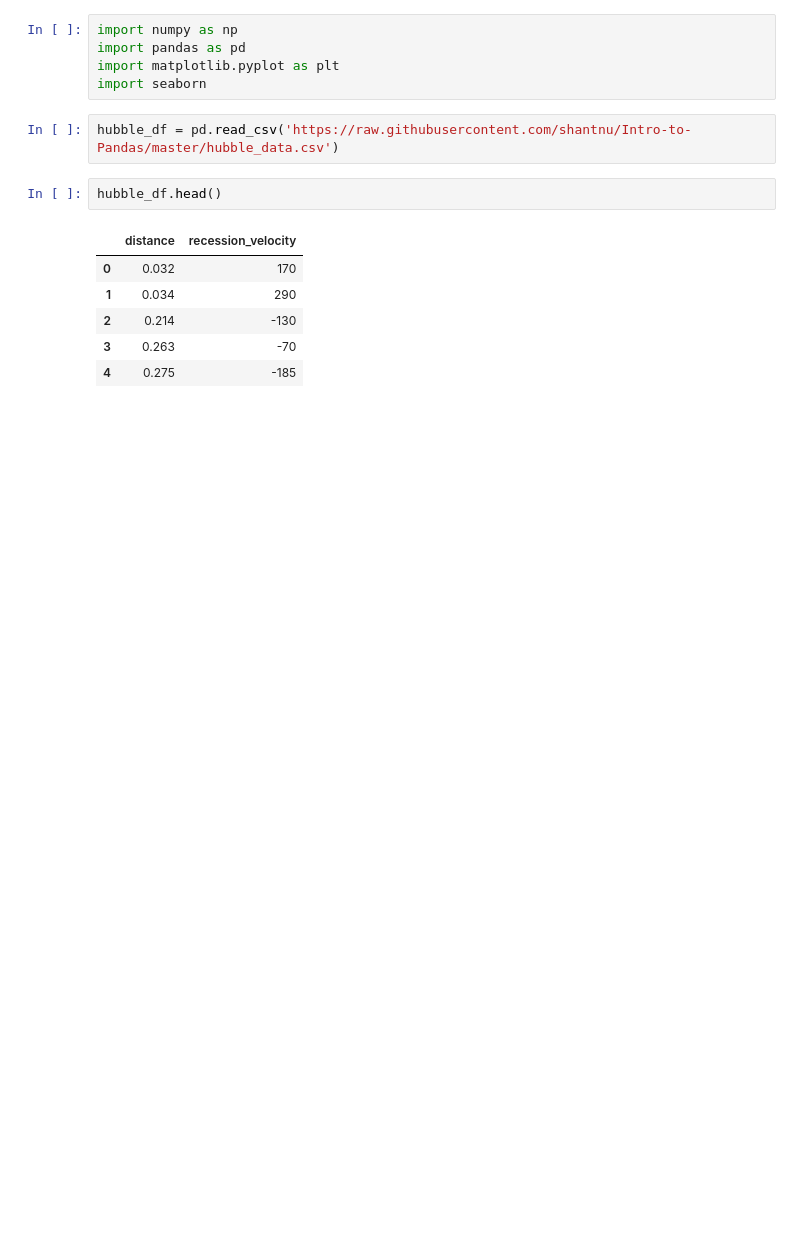
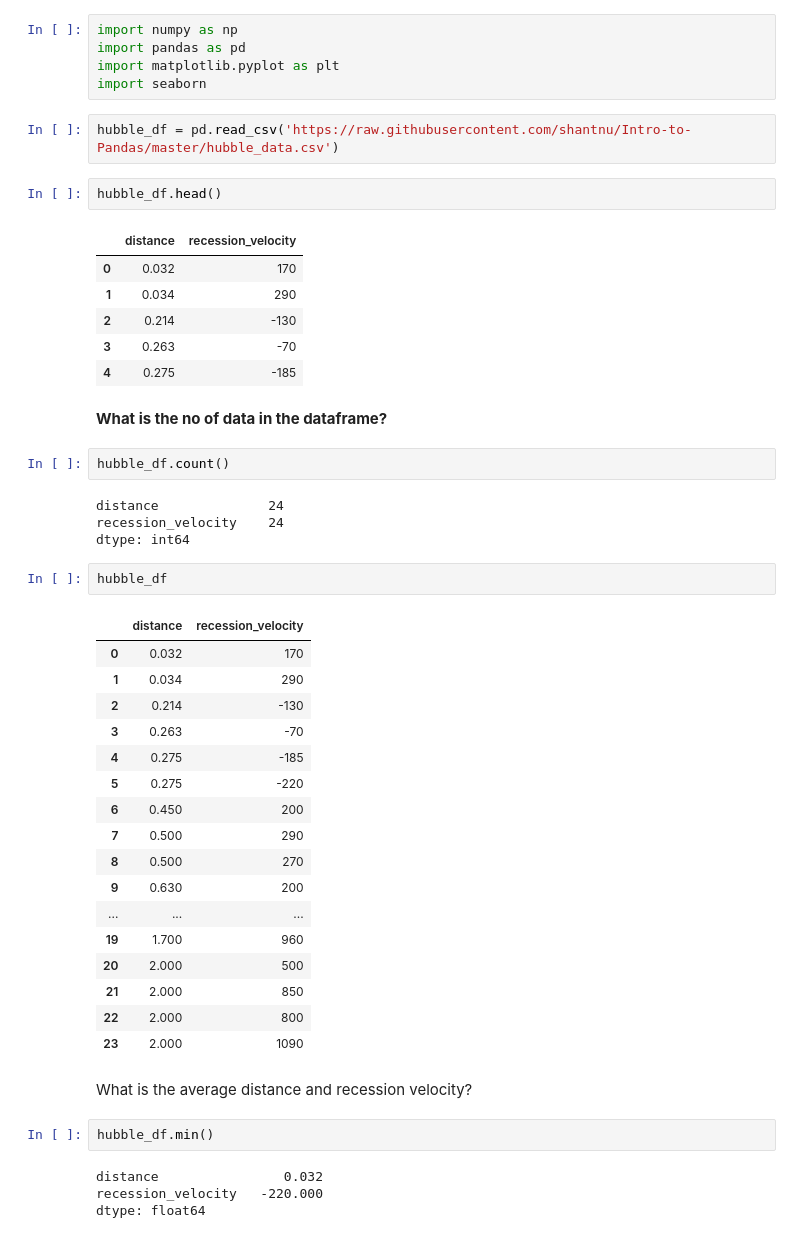
Before and after one commit to Shreoshi19/Hubble-s-Telescope, a Jupyter notebook: Huble+Telescope.ipynb, the cells around one changed output. Drawn from its saved outputs; the diff is of its cells as text; blank space fills up the shorter version.

```diff
--- a/Huble+Telescope.ipynb
+++ b/Huble+Telescope.ipynb
@@ -16,3 +16,39 @@ hubble_df.head()
 | 2 | 0.214 | -130 |
 | 3 | 0.263 | -70 |
 | 4 | 0.275 | -185 |
+# %% [markdown]
+**What is the no of data in the dataframe?**
+# %%
+hubble_df.count()
+# %% [output]
+distance              24
+recession_velocity    24
+dtype: int64
+# %%
+hubble_df
+# %% [output]
+|  | distance | recession_velocity |
+| 0 | 0.032 | 170 |
+| 1 | 0.034 | 290 |
+| 2 | 0.214 | -130 |
+| 3 | 0.263 | -70 |
+| 4 | 0.275 | -185 |
+| 5 | 0.275 | -220 |
+| 6 | 0.450 | 200 |
+| 7 | 0.500 | 290 |
+| 8 | 0.500 | 270 |
+| 9 | 0.630 | 200 |
+| ... | ... | ... |
+| 19 | 1.700 | 960 |
+| 20 | 2.000 | 500 |
+| 21 | 2.000 | 850 |
+| 22 | 2.000 | 800 |
+| 23 | 2.000 | 1090 |
+# %% [markdown]
+What is the average distance and recession velocity?
+# %%
+hubble_df.min()
+# %% [output]
+distance                0.032
+recession_velocity   -220.000
+dtype: float64
```
Also changed, not shown: parts of 12 cells of this notebook.
